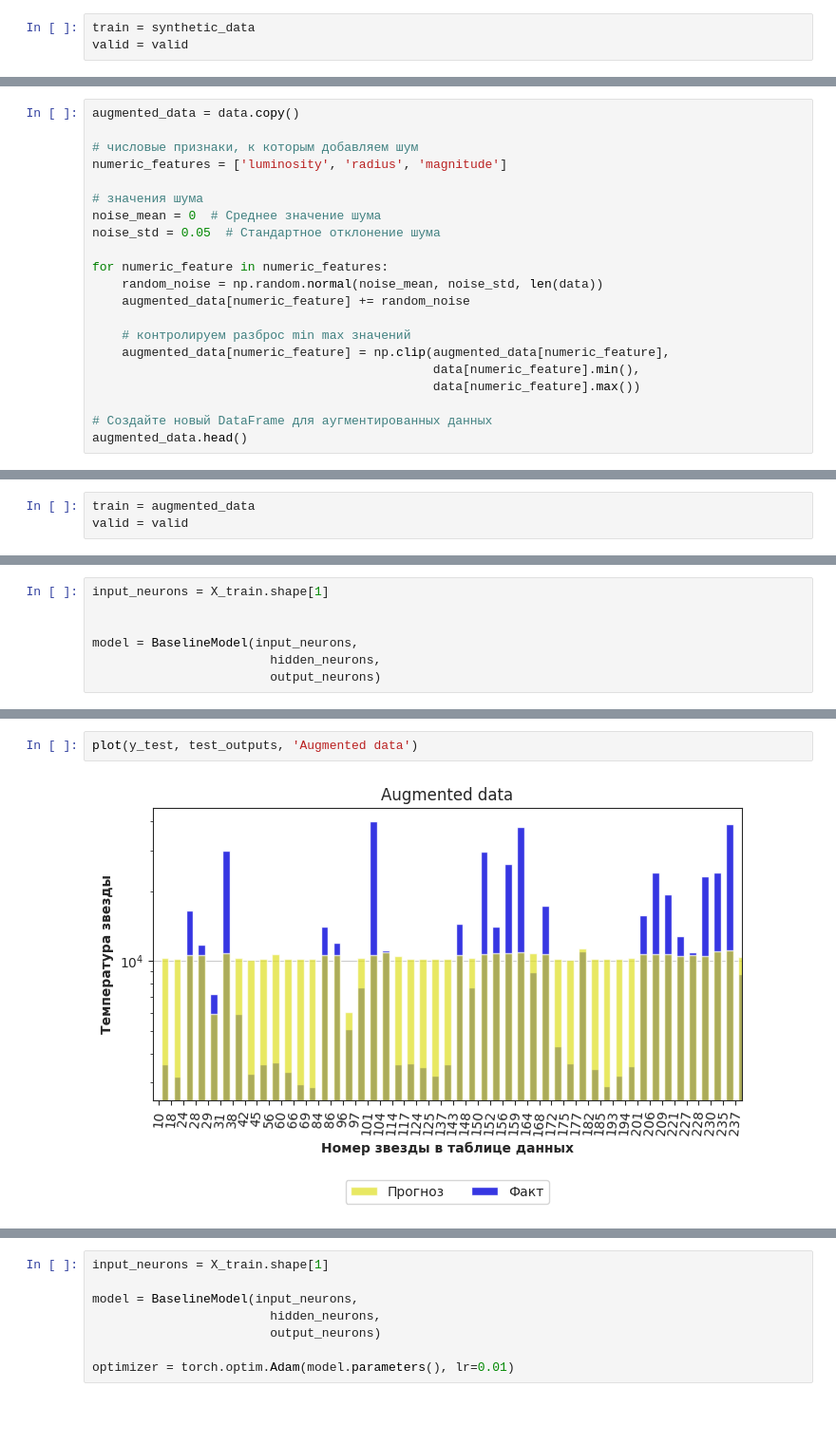
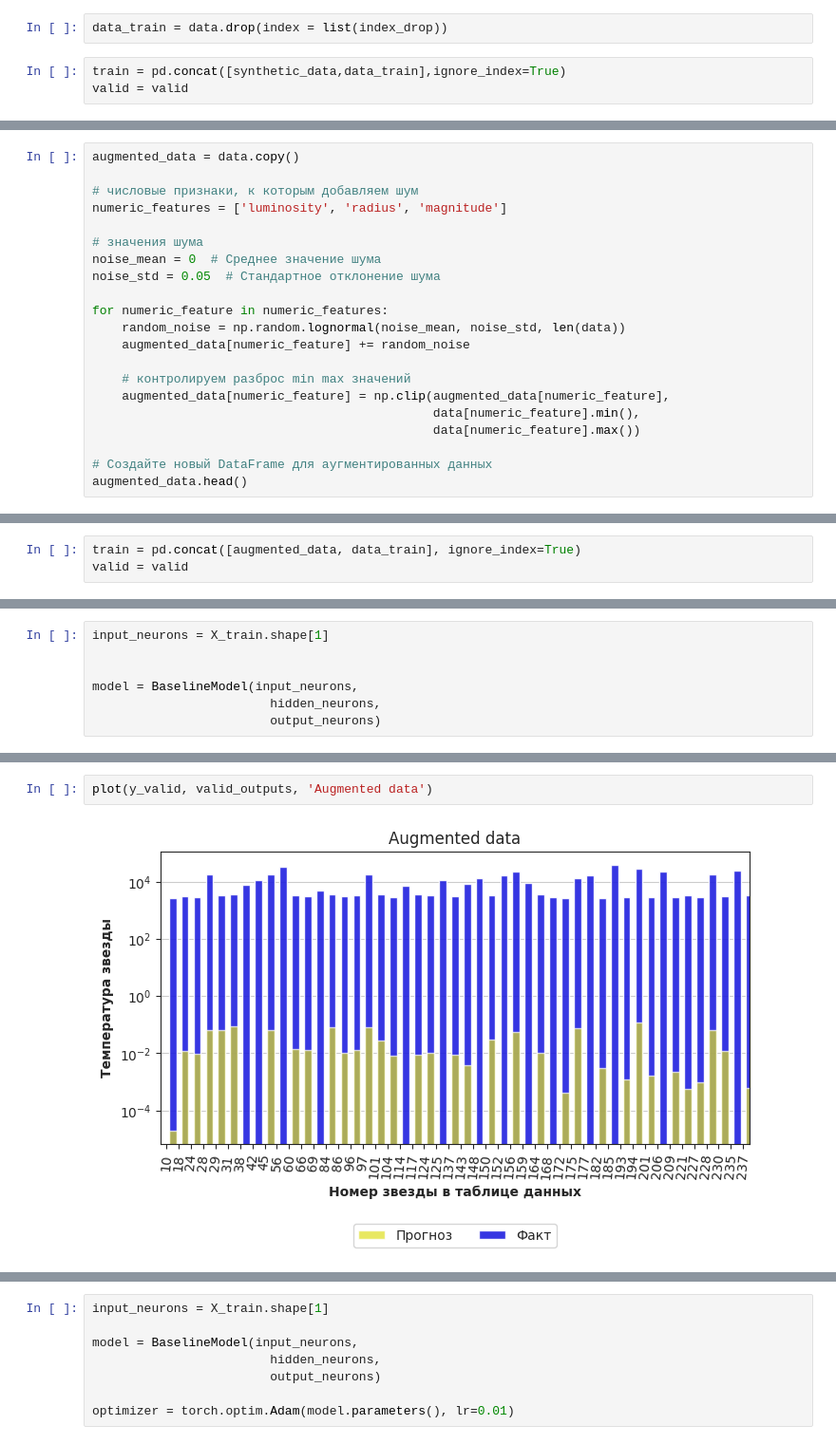
Before and after one commit to AV-BOLT/Stars_temp_prediction, a Jupyter notebook: нейронные_сети_1.ipynb, the cells around one changed output, grey strips where cells are left out. Shown: that part at 95% size. Saved outputs shown, nothing was run; the diff lists cells and outputs as text; blank space fills up the shorter version.

```diff
--- a/нейронные_сети_1.ipynb
+++ b/нейронные_сети_1.ipynb
@@ -857,5 +894,7 @@ Name: star_color, dtype: float64
+# %%
+data_train = data.drop(index = list(index_drop))
 # %%
-train = synthetic_data
+train = pd.concat([synthetic_data,data_train],ignore_index=True)
 valid = valid
 # %%
 X_train = torch.Tensor(column_transformer.fit_transform(train[X]))
@@ -957,7 +999,7 @@ noise_mean = 0  # Среднее значение шума
 noise_std = 0.05  # Стандартное отклонение шума
 
 for numeric_feature in numeric_features:
-    random_noise = np.random.normal(noise_mean, noise_std, len(data))
+    random_noise = np.random.lognormal(noise_mean, noise_std, len(data))
     augmented_data[numeric_feature] += random_noise
 
     # контролируем разброс min max значений
@@ -1001,7 +1043,7 @@ data.describe()
 # %% [markdown]
 ####модель на аугментированном датасете с шумом
 # %%
-train = augmented_data
+train = pd.concat([augmented_data, data_train], ignore_index=True)
 valid = valid
 # %%
 X_train = torch.Tensor(column_transformer.fit_transform(train[X]))
@@ -1081,4 +1114,4 @@ result
 # %%
-plot(y_test, test_outputs, 'Augmented data')
+plot(y_valid, valid_outputs, 'Augmented data')
 # %% [output]
-[figure, old version]
+[figure, new version]
```
Also changed, not shown: parts of 82 cells of this notebook.
